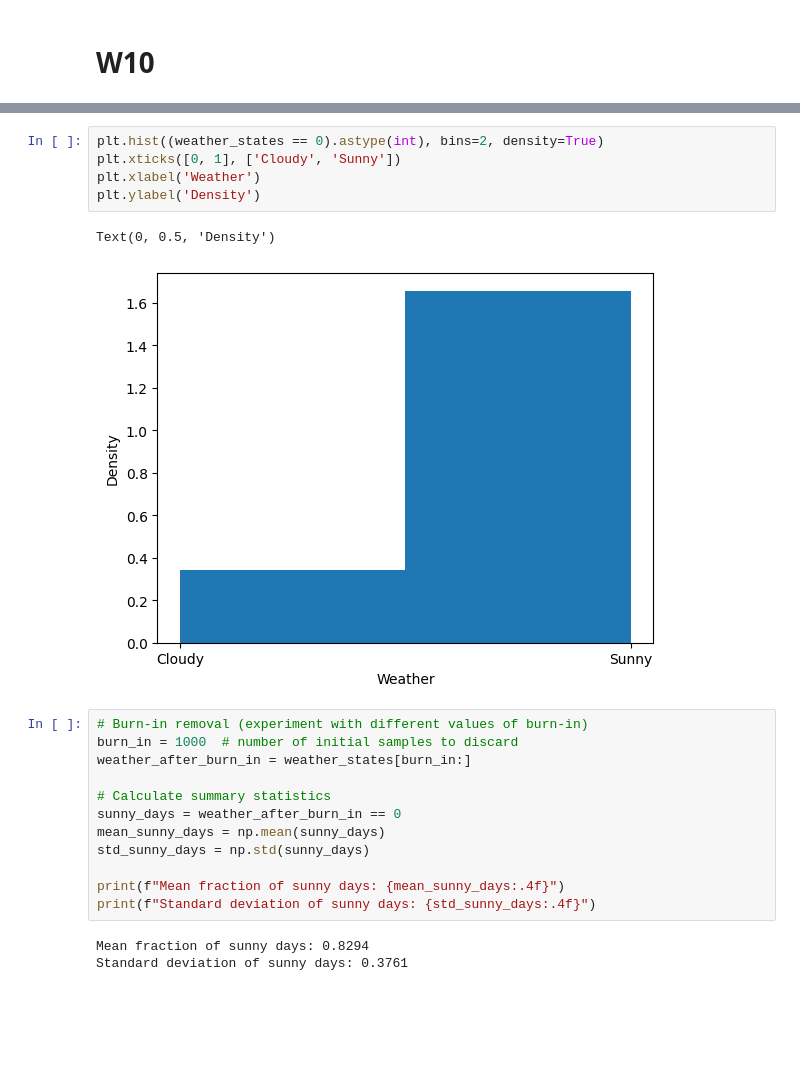
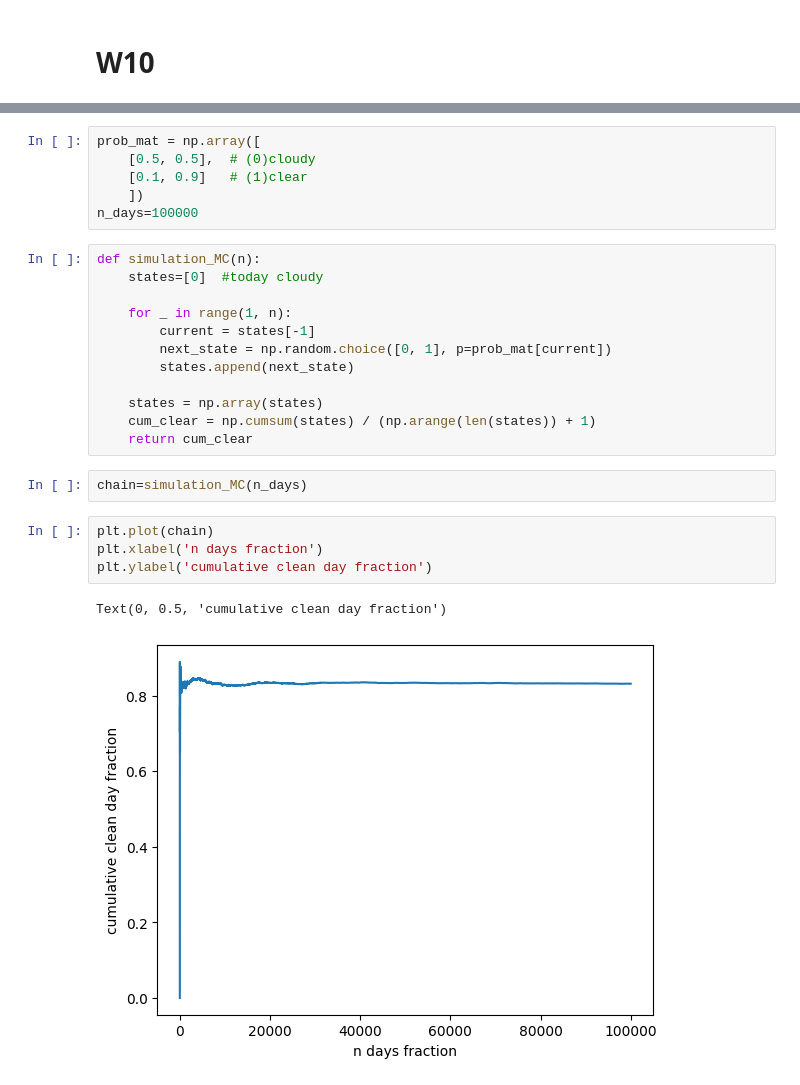
Before and after one commit to LorenzaImpicciche/astrostatistics_bicocca_2025, a Jupyter notebook: working/W10.ipynb, the cells around one changed output, grey strips where cells are left out. Cells and saved outputs as stored; diff of their text form; blank space fills up the shorter version.

```diff
--- a/working/W10.ipynb
+++ b/working/W10.ipynb
@@ -32,23 +7,27 @@ Text(0, 0.5, 'Cumulative fraction of sunny days')
-# %%
-plt.hist((weather_states == 0).astype(int), bins=2, density=True)
-plt.xticks([0, 1], ['Cloudy', 'Sunny'])
-plt.xlabel('Weather')
-plt.ylabel('Density')
-# %% [output]
-Text(0, 0.5, 'Density')
-[figure, removed]
-# %%
-# Burn-in removal (experiment with different values of burn-in)
-burn_in = 1000  # number of initial samples to discard
-weather_after_burn_in = weather_states[burn_in:]
-
-# Calculate summary statistics
-sunny_days = weather_after_burn_in == 0
-mean_sunny_days = np.mean(sunny_days)
-std_sunny_days = np.std(sunny_days)
-
-print(f"Mean fraction of sunny days: {mean_sunny_days:.4f}")
-print(f"Standard deviation of sunny days: {std_sunny_days:.4f}")
-# %% [output]
-Mean fraction of sunny days: 0.8294
-Standard deviation of sunny days: 0.3761
+# %%
+prob_mat = np.array([
+    [0.5, 0.5],  # (0)cloudy
+    [0.1, 0.9]   # (1)clear
+    ])
+n_days=100000
+# %%
+def simulation_MC(n):
+    states=[0]  #today cloudy
+
+    for _ in range(1, n):
+        current = states[-1]
+        next_state = np.random.choice([0, 1], p=prob_mat[current])
+        states.append(next_state)
+
+    states = np.array(states)
+    cum_clear = np.cumsum(states) / (np.arange(len(states)) + 1)
+    return cum_clear
+# %%
+chain=simulation_MC(n_days)
+# %%
+plt.plot(chain)
+plt.xlabel('n days fraction')
+plt.ylabel('cumulative clean day fraction')
+# %% [output]
+Text(0, 0.5, 'cumulative clean day fraction')
+[figure, added]
```
Also changed, not shown: parts of 10 cells of this notebook.
